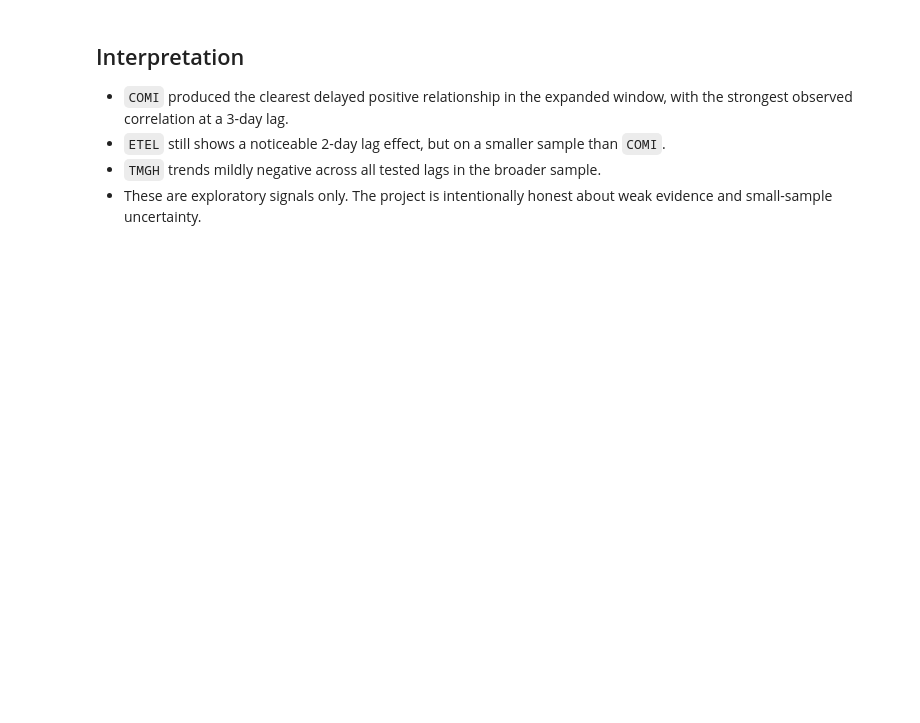
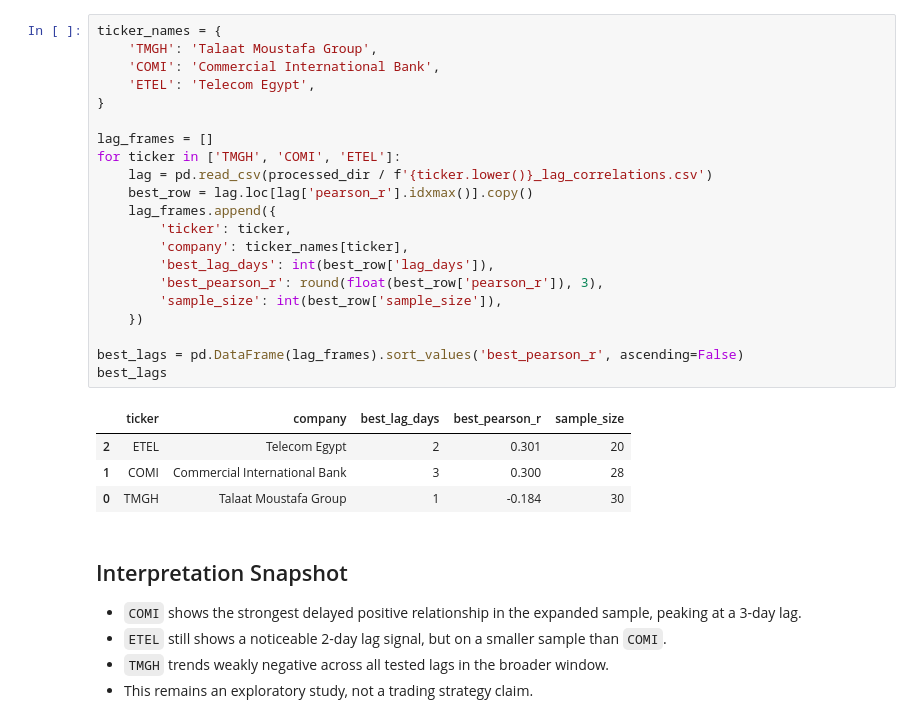
Before and after one commit to Redolid/egx-sentiment-analyzer, a Jupyter notebook: notebooks/analysis.ipynb, the cells around one changed output. Drawn from its saved outputs; the diff is of its cells as text; blank space fills up the shorter version.

```diff
--- a/notebooks/analysis.ipynb
+++ b/notebooks/analysis.ipynb
@@ -29,7 +29,33 @@ This notebook is the portfolio narrative for the project. It summarizes the broa
+# %%
+ticker_names = {
+    'TMGH': 'Talaat Moustafa Group',
+    'COMI': 'Commercial International Bank',
+    'ETEL': 'Telecom Egypt',
+}
+
+lag_frames = []
+for ticker in ['TMGH', 'COMI', 'ETEL']:
+    lag = pd.read_csv(processed_dir / f'{ticker.lower()}_lag_correlations.csv')
+    best_row = lag.loc[lag['pearson_r'].idxmax()].copy()
+    lag_frames.append({
+        'ticker': ticker,
+        'company': ticker_names[ticker],
+        'best_lag_days': int(best_row['lag_days']),
+        'best_pearson_r': round(float(best_row['pearson_r']), 3),
+        'sample_size': int(best_row['sample_size']),
+    })
+
+best_lags = pd.DataFrame(lag_frames).sort_values('best_pearson_r', ascending=False)
+best_lags
+# %% [output]
+|  | ticker | company | best_lag_days | best_pearson_r | sample_size |
+| 2 | ETEL | Telecom Egypt | 2 | 0.301 | 20 |
+| 1 | COMI | Commercial International Bank | 3 | 0.300 | 28 |
+| 0 | TMGH | Talaat Moustafa Group | 1 | -0.184 | 30 |
 # %% [markdown]
-## Interpretation
+## Interpretation Snapshot
 
-- `COMI` produced the clearest delayed positive relationship in the expanded window, with the strongest observed correlation at a 3-day lag.
-- `ETEL` still shows a noticeable 2-day lag effect, but on a smaller sample than `COMI`.
-- `TMGH` trends mildly negative across all tested lags in the broader sample.
-- These are exploratory signals only. The project is intentionally honest about weak evidence and small-sample uncertainty.
+- `COMI` shows the strongest delayed positive relationship in the expanded sample, peaking at a 3-day lag.
+- `ETEL` still shows a noticeable 2-day lag signal, but on a smaller sample than `COMI`.
+- `TMGH` trends weakly negative across all tested lags in the broader window.
+- This remains an exploratory study, not a trading strategy claim.
```
Also changed, not shown: parts of 10 cells of this notebook.
